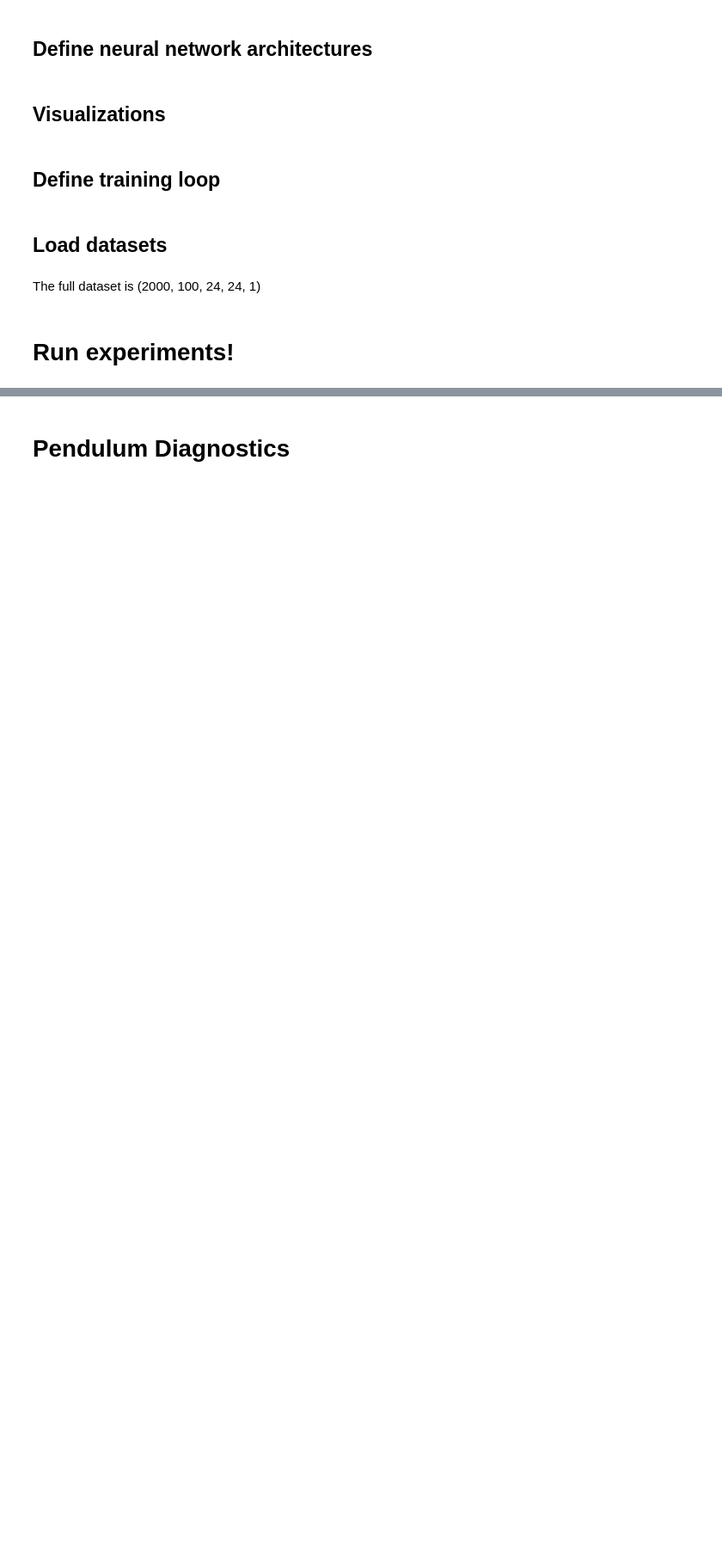
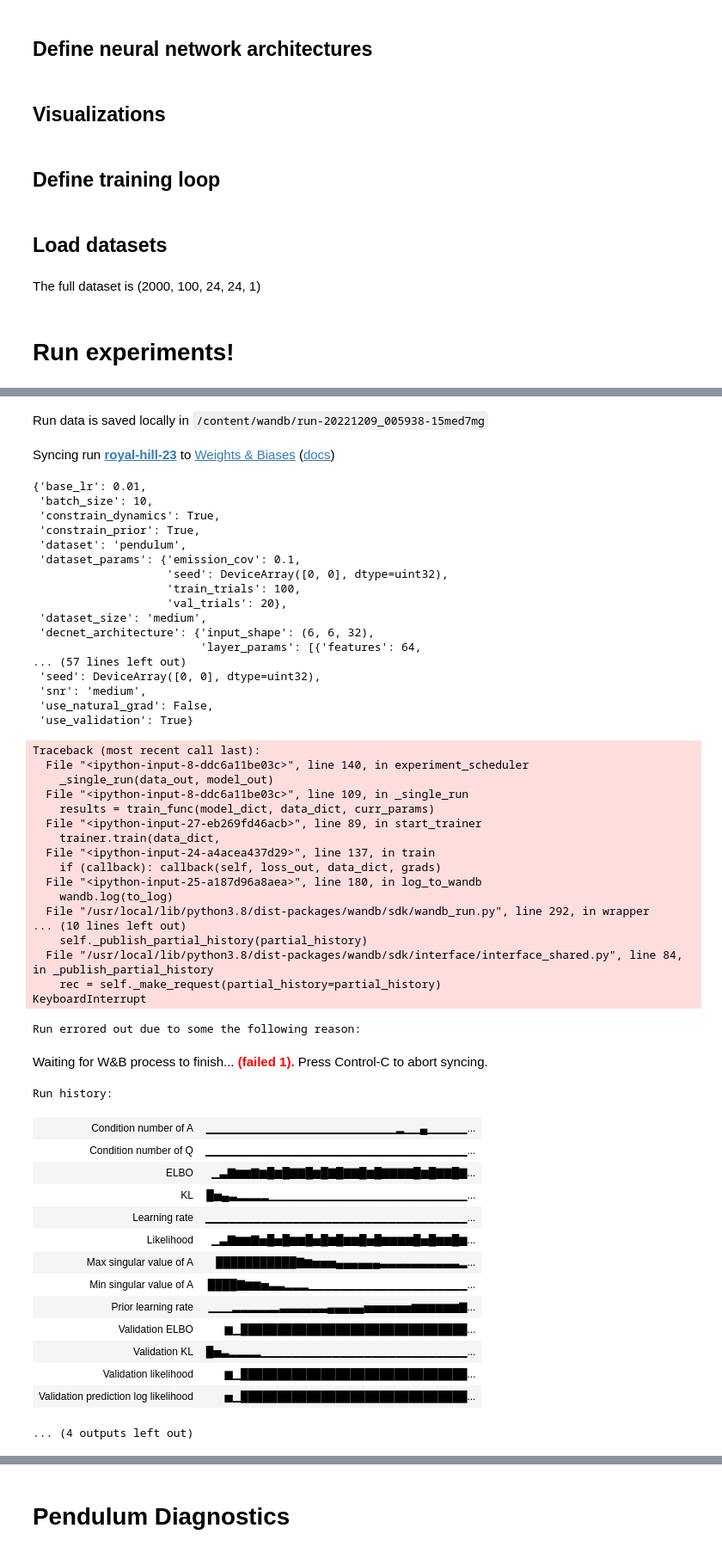
Before and after one commit to matthew9671/MattLab, a Jupyter notebook: Revisiting_SVAE.ipynb, the cells around one changed output, grey strips where cells are left out. Shown at 86% size. Drawn from its saved outputs; the diff is of its cells as text; code cells hidden in the pictures; blank space fills up the shorter version.

```diff
--- a/Revisiting_SVAE.ipynb
+++ b/Revisiting_SVAE.ipynb
@@ -3469,7 +3469,7 @@ def expand_pendulum_parameters(params):
 
     extended_params = {
         "project_name": "SVAE-Pendulum-Final",
-        "log_to_wandb": False,
+        "log_to_wandb": True,
         "dataset": "pendulum",
         # Must be model learning
         "run_type": "model_learning",
@@ -3521,7 +3521,7 @@ run_params = {
     "mask_size": 40,
     # "plot_interval": 1,
     "mask_start": 1000,
-    "log_to_wandb": False
+    "log_to_wandb": True
 }
 
 # methods = {
@@ -3550,7 +3550,7 @@ results = experiment_scheduler(run_params,
                      train_func=start_trainer,
                      params_expander=expand_pendulum_parameters,
                      on_error=on_error,
-                     continue_on_error=False)
+                     continue_on_error=True)
 wandb.finish()
 # %% [output]
 Total number of runs: 1
@@ -3574,2 +3576,55 @@ KeyboardInterrupt: ignored
+Run data is saved locally in /content/wandb/run-20221209_005938-15med7mg
+Syncing run royal-hill-23 to Weights & Biases (docs)
+{'base_lr': 0.01,
+ 'batch_size': 10,
+ 'constrain_dynamics': True,
+ 'constrain_prior': True,
+ 'dataset': 'pendulum',
+ 'dataset_params': {'emission_cov': 0.1,
+                    'seed': DeviceArray([0, 0], dtype=uint32),
+                    'train_trials': 100,
+                    'val_trials': 20},
+ 'dataset_size': 'medium',
+ 'decnet_architecture': {'input_shape': (6, 6, 32),
+                         'layer_params': [{'features': 64,
+... (57 lines left out)
+ 'seed': DeviceArray([0, 0], dtype=uint32),
+ 'snr': 'medium',
+ 'use_natural_grad': False,
+ 'use_validation': True}
+Traceback (most recent call last):
+  File "<ipython-input-8-ddc6a11be03c>", line 140, in experiment_scheduler
+    _single_run(data_out, model_out)
+  File "<ipython-input-8-ddc6a11be03c>", line 109, in _single_run
+    results = train_func(model_dict, data_dict, curr_params)
+  File "<ipython-input-27-eb269fd46acb>", line 89, in start_trainer
+    trainer.train(data_dict,
+  File "<ipython-input-24-a4acea437d29>", line 137, in train
+    if (callback): callback(self, loss_out, data_dict, grads)
+  File "<ipython-input-25-a187d96a8aea>", line 180, in log_to_wandb
+    wandb.log(to_log)
+  File "/usr/local/lib/python3.8/dist-packages/wandb/sdk/wandb_run.py", line 292, in wrapper
+... (10 lines left out)
+    self._publish_partial_history(partial_history)
+  File "/usr/local/lib/python3.8/dist-packages/wandb/sdk/interface/interface_shared.py", line 84, in _publish_partial_history
+    rec = self._make_request(partial_history=partial_history)
+KeyboardInterrupt
+Run errored out due to some the following reason:
+Waiting for W&B process to finish... (failed 1). Press Control-C to abort syncing.
+Run history:
+| Condition number of A | ▁▁▁▁▁▁▁▁▁▁▁▁▁▁▁▁▁▁▁▁▁▁▁▁▂▁▁▄▁▁▁▁▁... |
+| Condition number of Q | ▁▁▁▁▁▁▁▁▁▁▁▁▁▁▁▁▁▁▁▁▁▁▁▁▁▁▁▁▁▁▁▁▁... |
+| ELBO | ▁▃▇▆▆▇▆█▆█▇▇█▆█▇█▇▇█▆█▇▇▇▇█▆█▇▇█▇... |
+| KL | █▅▄▃▂▂▂▂▁▁▁▁▁▁▁▁▁▁▁▁▁▁▁▁▁▁▁▁▁▁▁▁▁... |
+| Learning rate | ▁▁▁▁▁▁▁▁▁▁▁▁▁▁▁▁▁▁▁▁▁▁▁▁▁▁▁▁▁▁▁▁▁... |
+| Likelihood | ▁▃▇▆▆▇▅█▅█▆▆█▅█▆█▆▆█▅█▆▆▆▆█▅█▆▆█▆... |
+| Max singular value of A | ███████████▇▆▅▅▅▄▄▄▄▄▄▃▃▃▃▃▃▃▃▃▃▂... |
+| Min singular value of A | ████▇▆▆▅▃▃▂▂▂▁▁▁▁▁▁▁▁▁▁▁▁▁▁▁▁▁▁▁▁... |
+| Prior learning rate | ▁▁▁▂▂▂▂▂▂▃▃▃▃▃▃▄▄▄▄▄▅▅▅▅▅▅▆▆▆▆▆▆▇... |
+| Validation ELBO | ▆▁███████████████████████████████... |
+| Validation KL | █▅▃▂▂▂▂▁▁▁▁▁▁▁▁▁▁▁▁▁▁▁▁▁▁▁▁▁▁▁▁▁▁... |
+| Validation likelihood | ▆▁███████████████████████████████... |
+| Validation prediction log likelihood | ▅▁███████████████████████████████... |
+... (4 outputs left out)
 # %%
 %debug
```
Also changed, not shown: parts of 6 cells of this notebook.
